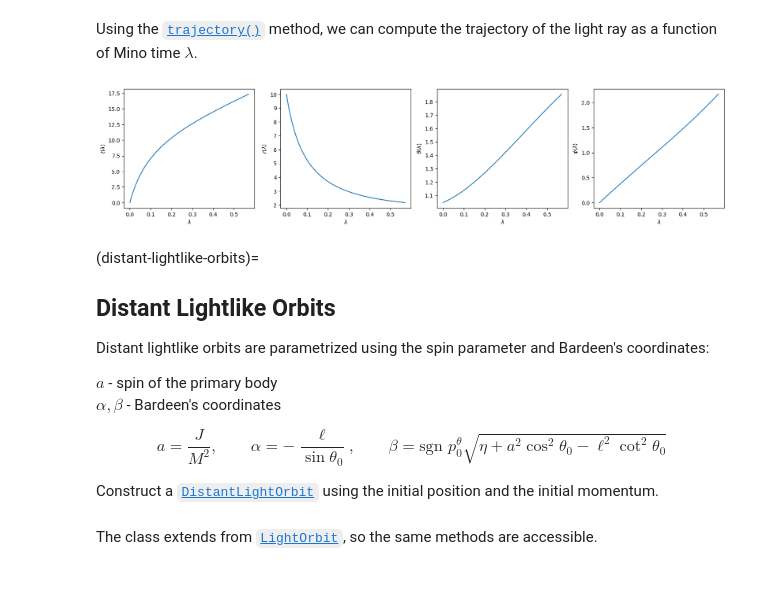
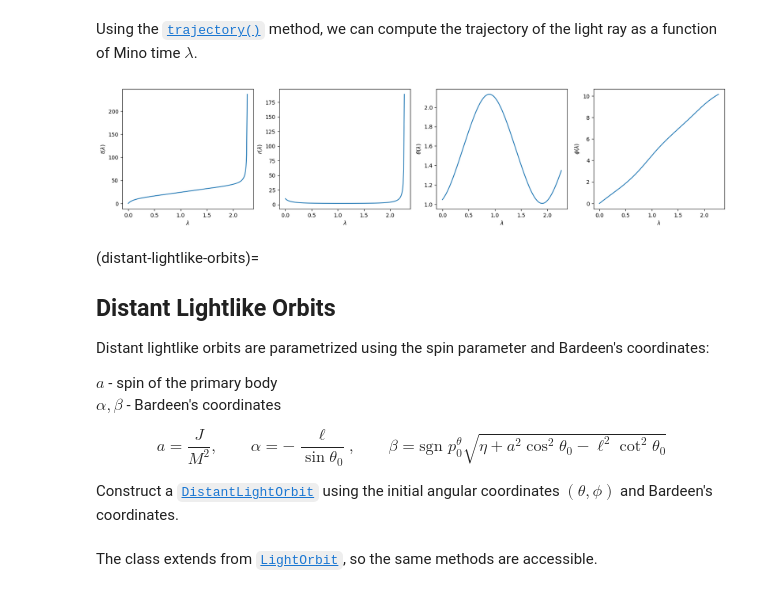
Before and after one commit to Yachim/KerrGeoPy, a Jupyter notebook: docs/source/notebooks/Getting Started.ipynb, the cells around one changed output. Saved outputs shown, nothing was run; the diff lists cells and outputs as text; code cells hidden in the pictures.

```diff
--- a/docs/source/notebooks/Getting Started.ipynb
+++ b/docs/source/notebooks/Getting Started.ipynb
@@ -255,34 +255,34 @@ Using the [`trajectory()`](light.LightOrbit.trajectory) method, we can compute t
 # %%
 import numpy as np
 import matplotlib.pyplot as plt
 
-time = np.linspace(0,0.57,200)
+time = np.linspace(0,2.27,200)
 
 plt.figure(figsize=(20,4))
 
 plt.subplot(1,4,1)
 plt.plot(time, t(time))
 plt.xlabel(r"$\lambda$")
 plt.ylabel(r"$t(\lambda)$")
 
 plt.subplot(1,4,2)
 plt.plot(time, r(time))
 plt.xlabel(r"$\lambda$")
 plt.ylabel(r"$r(\lambda)$")
 
 plt.subplot(1,4,3)
 plt.plot(time, theta(time))
 plt.xlabel(r"$\lambda$")
 plt.ylabel(r"$\theta(\lambda)$")
 
 plt.subplot(1,4,4)
 plt.plot(time, phi(time))
 plt.xlabel(r"$\lambda$")
 plt.ylabel(r"$\phi(\lambda)$")
 
 plt.show()
 # %% [output]
-[figure, old version]
+[figure, new version]
 # %% [markdown]
 (distant-lightlike-orbits)=
 ## Distant Lightlike Orbits
@@ -297,7 +297,7 @@ $\alpha, \beta$ - Bardeen's coordinates
 a = \frac{J}{M^2}, \quad\quad \alpha = -\frac{\ell}{\sin \theta_0}, \quad\quad \beta = \text{sgn } p^\theta_0 \sqrt{\eta + a^2 \cos^2 \theta_0 - \ell^2 \cot^2 \theta_0}
 \end{equation}
 
-Construct a [`DistantLightOrbit`](light.DistantLightOrbit) using the initial position and the initial momentum.
+Construct a [`DistantLightOrbit`](light.DistantLightOrbit) using the initial angular coordinates $(\theta, \phi)$ and Bardeen's coordinates.
 # %%
 orbit = kg.DistantLightOrbit(0.9, pi/3, 0, -4, 4.5)
 # %% [markdown]
```
Also changed, not shown: 3 other files.
